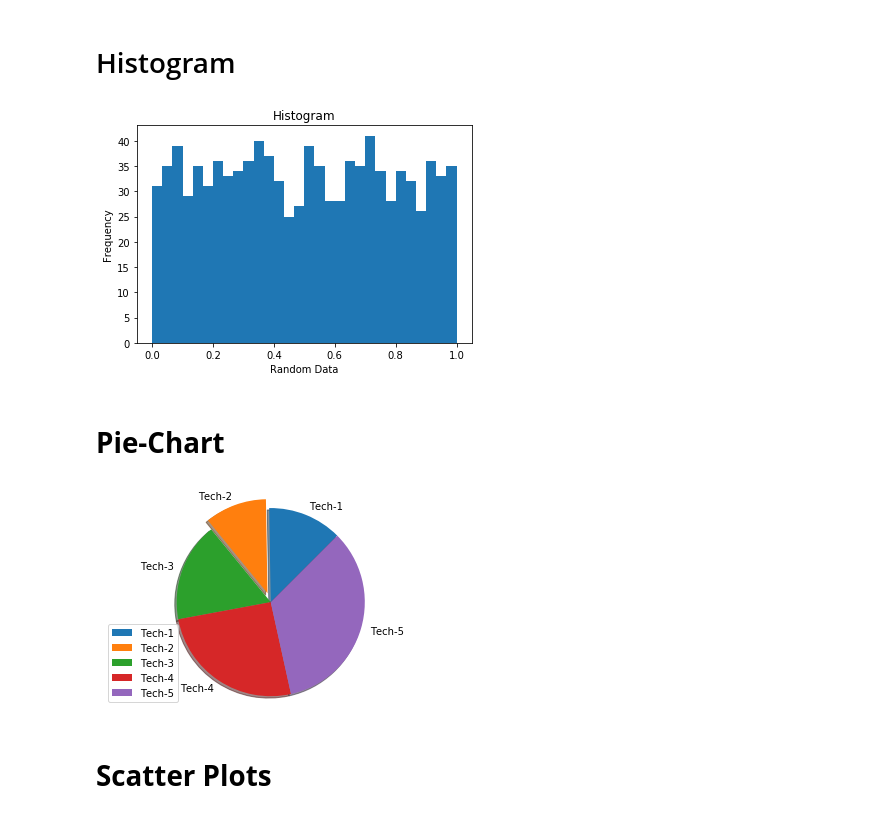
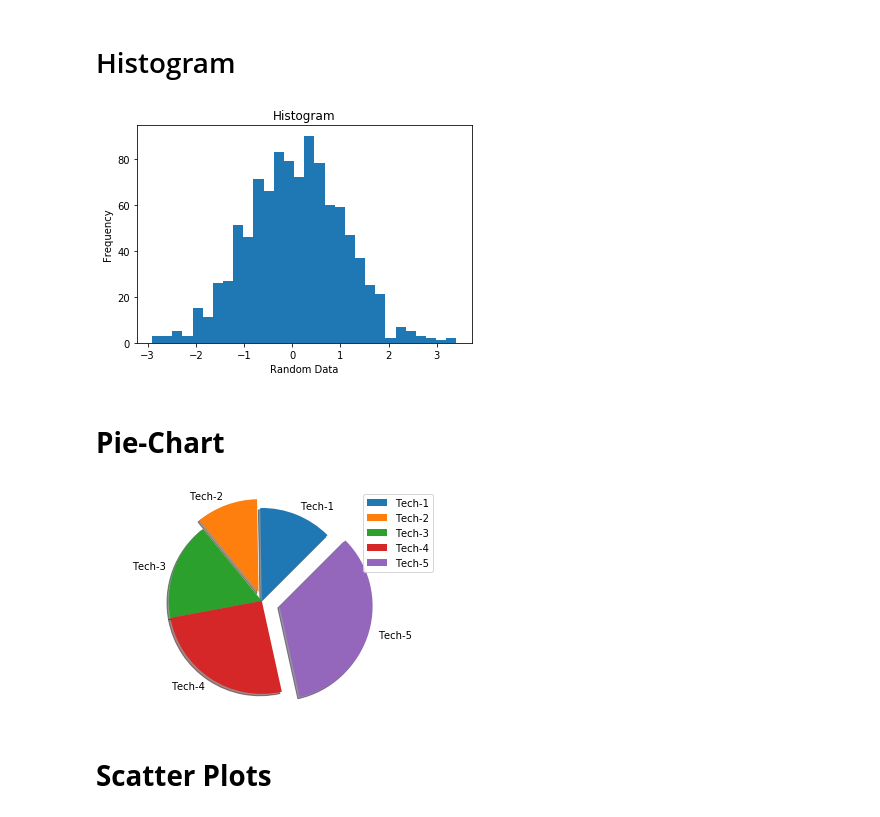
Before and after one commit to neerja198/Data-Science-Portfolio-in-Python, a Jupyter notebook: MatplotLib_Visualisation.ipynb, the cells around one changed output. Cells and saved outputs as stored; diff of their text form; code cells hidden in the pictures.

```diff
--- a/MatplotLib_Visualisation.ipynb
+++ b/MatplotLib_Visualisation.ipynb
@@ -234,27 +239,27 @@ plt.show()
 # %% [markdown]
 # Histogram
 # %%
-x = np.random.rand(1000)
+x = np.random.randn(1000)
 plt.title("Histogram")
 
 plt.ylabel("Frequency")
 plt.xlabel("Random Data")
 
 plt.hist(x,bins=30)
 plt.show()
 # %% [output]
-[figure, old version]
+[figure, new version]
 # %% [markdown]
 # **Pie-Chart**
 # %%
 Technologies = ["Tech-1","Tech-2","Tech-3","Tech-4","Tech-5"]
 tech_pop = [30,25,40,60,80]
-Explode = [0,0.1,0,0,0]
+Explode = [0,0.1,0,0,0.2]
 plt.pie(tech_pop,explode=Explode,labels=Technologies,shadow=True,startangle=45)
 plt.axis('equal')
 plt.legend(loc="best")
 plt.show()
 # %% [output]
-[figure, old version]
+[figure, new version]
 # %% [markdown]
 # **Scatter Plots**
```
Also changed, not shown: parts of 7 cells of this notebook.
